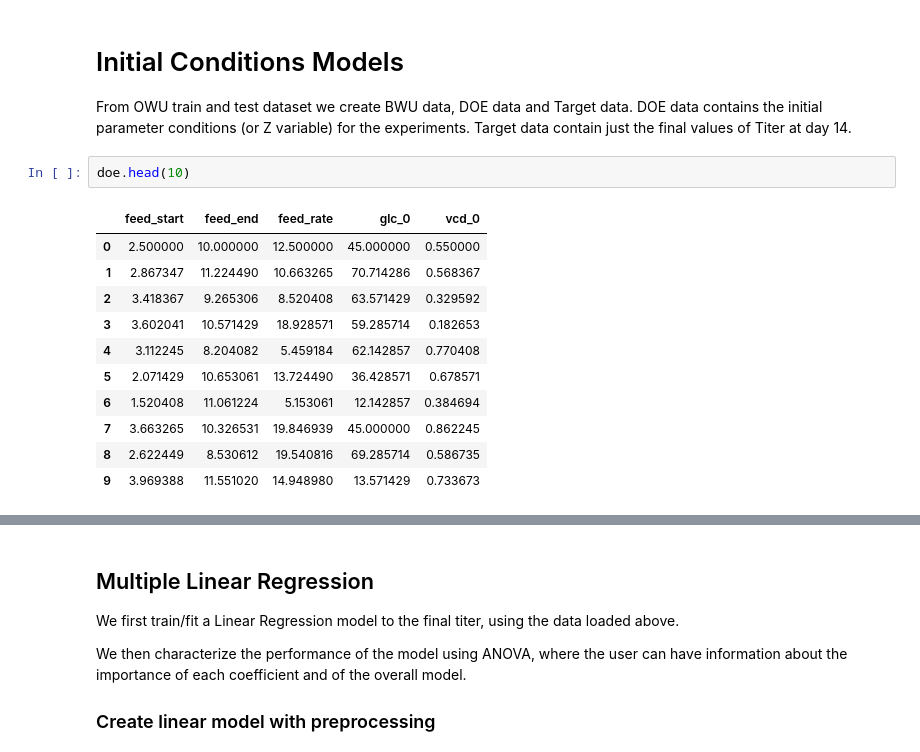
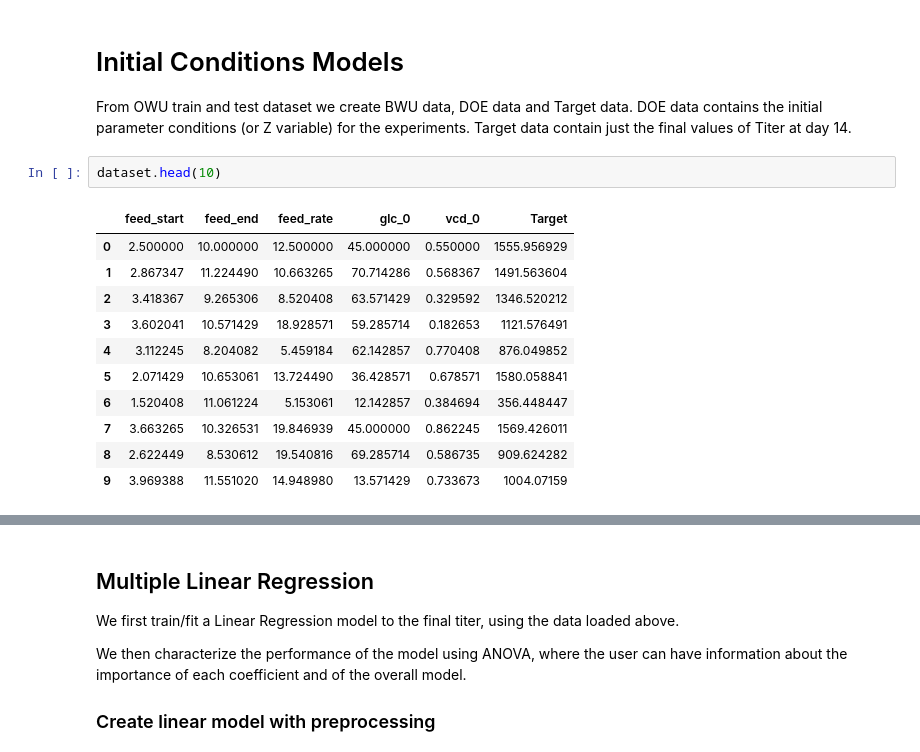
Before and after one commit to DataHow/analytics-course-scripts, a Jupyter notebook: interactions/02_Partial_Least_Squares.ipynb, the cells around one changed output, grey strips where cells are left out. Saved outputs shown, nothing was run; the diff lists cells and outputs as text.

```diff
--- a/interactions/02_Partial_Least_Squares.ipynb
+++ b/interactions/02_Partial_Least_Squares.ipynb
@@ -521,16 +521,16 @@ From OWU train and test dataset we create BWU data, DOE data and Target data.
 DOE data contains the initial parameter conditions (or Z variable) for the experiments.
 Target data contain just the final values of Titer at day 14.
 # %%
-doe.head(10)
+dataset.head(10)
 # %% [output]
-|  | feed_start | feed_end | feed_rate | glc_0 | vcd_0 |
-| 0 | 2.500000 | 10.000000 | 12.500000 | 45.000000 | 0.550000 |
-| 1 | 2.867347 | 11.224490 | 10.663265 | 70.714286 | 0.568367 |
-| 2 | 3.418367 | 9.265306 | 8.520408 | 63.571429 | 0.329592 |
-| 3 | 3.602041 | 10.571429 | 18.928571 | 59.285714 | 0.182653 |
-| 4 | 3.112245 | 8.204082 | 5.459184 | 62.142857 | 0.770408 |
-| 5 | 2.071429 | 10.653061 | 13.724490 | 36.428571 | 0.678571 |
-| 6 | 1.520408 | 11.061224 | 5.153061 | 12.142857 | 0.384694 |
-| 7 | 3.663265 | 10.326531 | 19.846939 | 45.000000 | 0.862245 |
-| 8 | 2.622449 | 8.530612 | 19.540816 | 69.285714 | 0.586735 |
-| 9 | 3.969388 | 11.551020 | 14.948980 | 13.571429 | 0.733673 |
+|  | feed_start | feed_end | feed_rate | glc_0 | vcd_0 | Target |
+| 0 | 2.500000 | 10.000000 | 12.500000 | 45.000000 | 0.550000 | 1555.956929 |
+| 1 | 2.867347 | 11.224490 | 10.663265 | 70.714286 | 0.568367 | 1491.563604 |
+| 2 | 3.418367 | 9.265306 | 8.520408 | 63.571429 | 0.329592 | 1346.520212 |
+| 3 | 3.602041 | 10.571429 | 18.928571 | 59.285714 | 0.182653 | 1121.576491 |
+| 4 | 3.112245 | 8.204082 | 5.459184 | 62.142857 | 0.770408 | 876.049852 |
+| 5 | 2.071429 | 10.653061 | 13.724490 | 36.428571 | 0.678571 | 1580.058841 |
+| 6 | 1.520408 | 11.061224 | 5.153061 | 12.142857 | 0.384694 | 356.448447 |
+| 7 | 3.663265 | 10.326531 | 19.846939 | 45.000000 | 0.862245 | 1569.426011 |
+| 8 | 2.622449 | 8.530612 | 19.540816 | 69.285714 | 0.586735 | 909.624282 |
+| 9 | 3.969388 | 11.551020 | 14.948980 | 13.571429 | 0.733673 | 1004.07159 |
```
Also changed, not shown: parts of 5 cells of this notebook.
